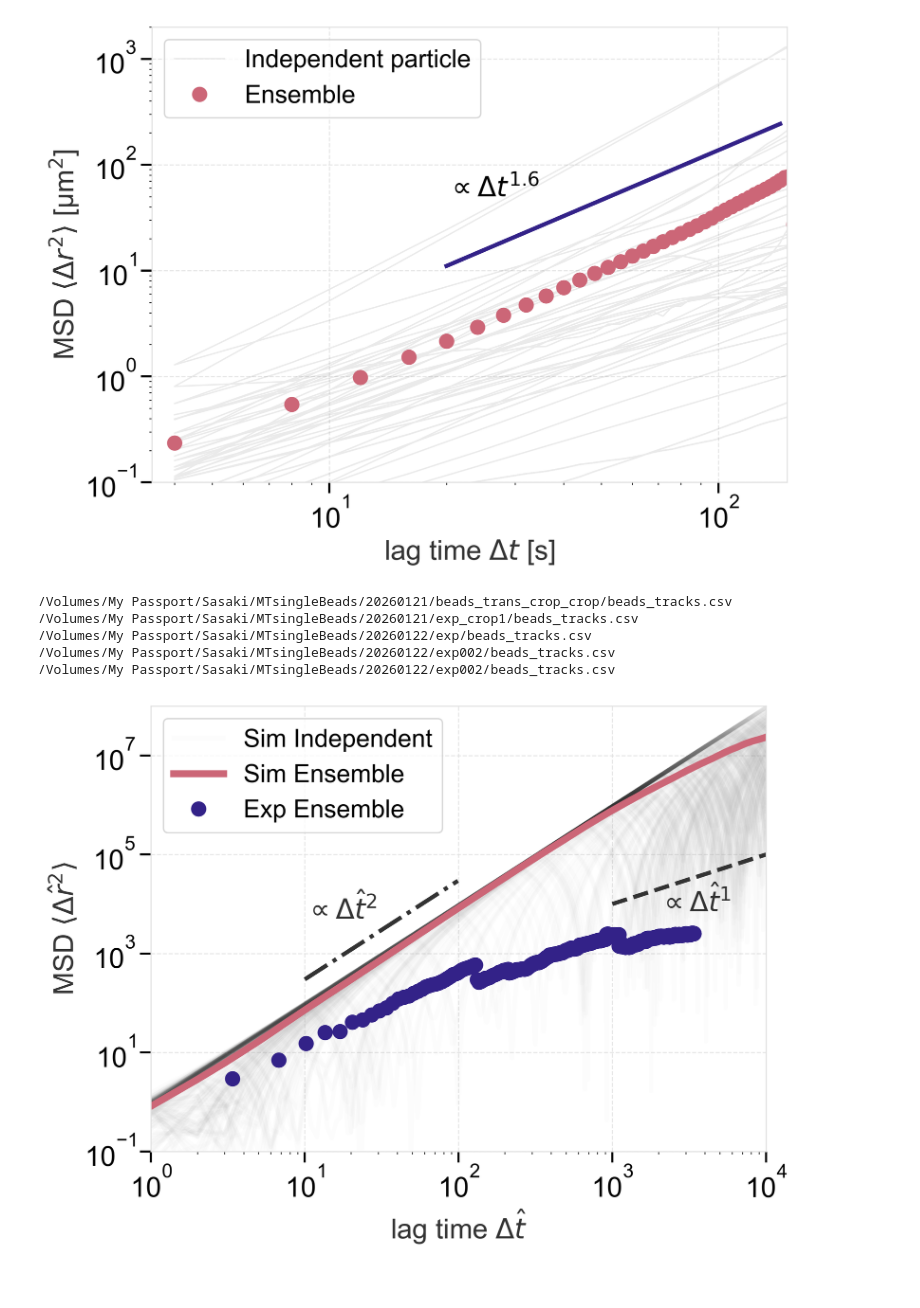
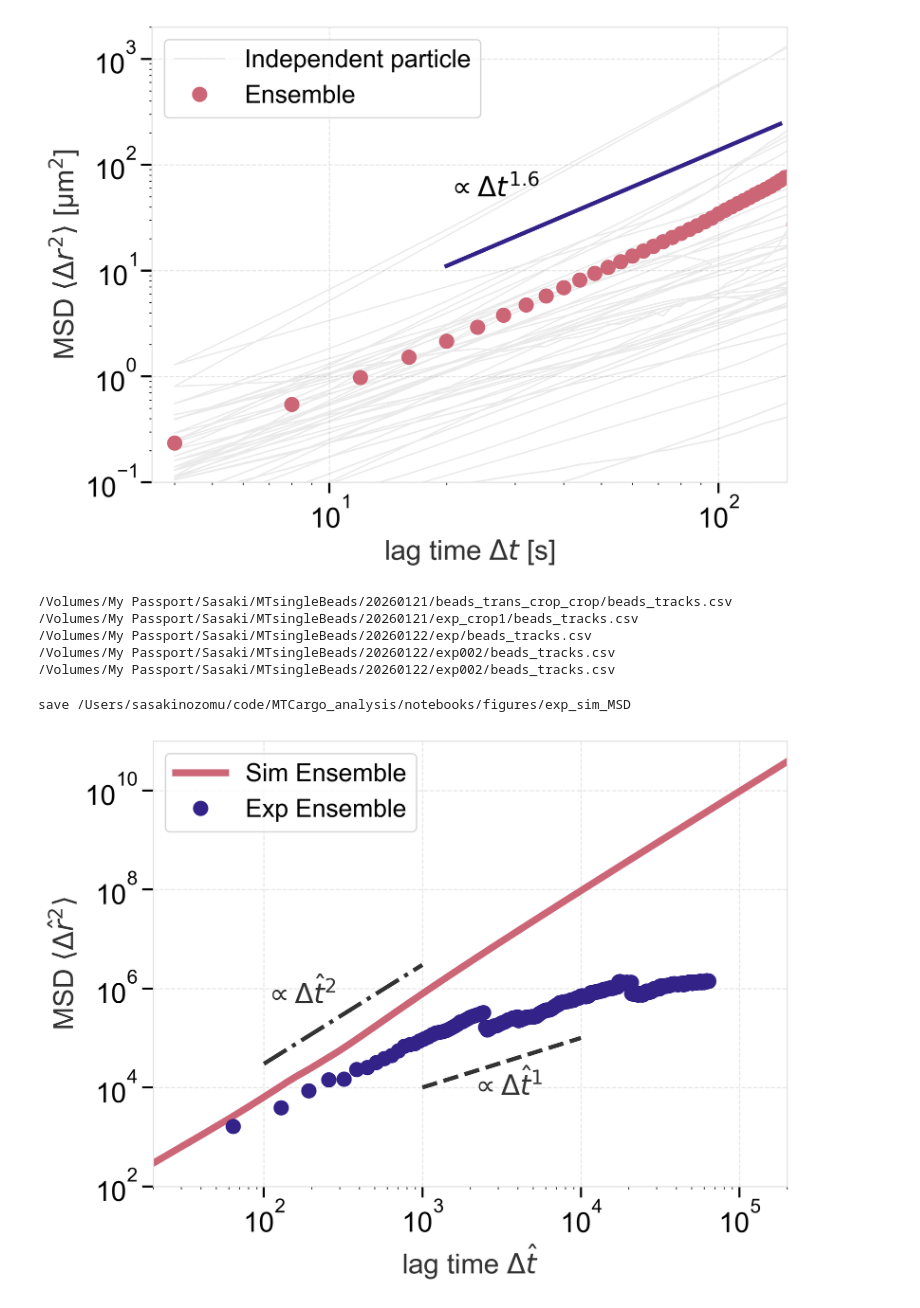
Before and after one commit to wppppupr/MTCargo_analysis, a Jupyter notebook: notebooks/nematicMSD.ipynb, the cells around one changed output. Cells and saved outputs as stored; diff of their text form; code cells hidden in the pictures.

```diff
--- a/notebooks/nematicMSD.ipynb
+++ b/notebooks/nematicMSD.ipynb
@@ -188,6 +188,10 @@ fig.savefig(f"{cd}/figures/MSD.pdf", bbox_inches = 'tight')
 [figure]
 # %%
 import zarr
+
+vMT=0.4
+dMT=0.025
+tau=dMT/vMT
 
 mypass = '/Volumes/My Passport/Sasaki/MTsingleBeads'
 
@@ -197,10 +201,10 @@ path2 = os.path.join(mypass,"20260122/exp/beads_tracks.csv")
 path3 = os.path.join(mypass,"20260122/exp001/beads_tracks.csv")
 path4 = os.path.join(mypass,"20260122/exp002/beads_tracks.csv")
 
-zarr_path = r"/Users/sasakinozomu/code/MTCargoSim/analysis/data/cargo_msd_seeds.zarr"
+zarr_path = r'/Volumes/My Passport/Sasaki/MTCargoSim/MTC/P0.5_A0.5_kMT0.0904_kcargo0.0226_radius0.5/cargo_msd_seeds.zarr'
 data = zarr.open_array(zarr_path, mode='r')
 leng = data.shape[1]
-t = np.arange(leng)
+t = np.arange(leng) * 20
 
 
 def concatMSD(path_list, interval_list, scale = 0.11, time_averaged = True):
@@ -239,50 +243,53 @@ y = y[finite]
 popt, pcov = curve_fit(fm.ln_pl, x, y)
 
 fig, ax = plt.subplots()
-
+"""
 ax.plot(t, data[0, :], alpha=0.01, color="#333333", label="Sim Independent")
 for i in range(1, data.shape[0]):
     ax.plot(t, data[i, :], alpha=0.01, color="#333333")
-
+"""
 ax.plot(t, np.mean(data, axis=0), label='Sim Ensemble', lw=5)
-ax.plot(emsd_combined.index/1.18, emsd_combined['MSD']/(0.59**2), linestyle = 'None', marker='o', label='Exp Ensemble', color = style_colors[1])
+ax.plot(emsd_combined.index/tau, emsd_combined['MSD']/(dMT**2), linestyle = 'None', marker='o', label='Exp Ensemble', color = style_colors[1])
 
 t1 = np.arange(1e3, 1e4)
-t2 = np.arange(1e1, 1e2)
+t2 = np.arange(1e2, 1e3)
 
 y1 = 1.0e1 * t1 ** 1.0
 y2 = 3.0e-0 * t2 ** 2.0
 
 ax.plot(t1, y1, c = '#333333', linestyle = '--')
 ax.plot(t2, y2, c = '#333333', linestyle = '-.')
 
 ax.text(2e3, 7e3, r'$\propto \Delta \hat{t}^{1}$', color='#333333')
-ax.text(1e1, 5e3, r'$\propto \Delta \hat{t}^{2}$', color='#333333')
+ax.text(1e2, 5e5, r'$\propto \Delta \hat{t}^{2}$', color='#333333')
 
 ax.legend()
 
 xrange = [min_t, max_t]
 
 #ax.plot(xrange, fm.power_law(xrange, *popt) * 5, label = f'{popt[1]:.2f}$\\times\\Delta t^{{{popt[0]:.2f}}}$', color = style_colors[0])
 
 # ax.text(20, 5e1, f'$\propto \Delta t^{{{popt[0]:.1f}}}$')
 
 ax.set(
-    xlim=(1e0, 1e4),
-    ylim=(1e-1, 1e8),
+    xlim=(20, 2e5),
+    ylim=(1e2, 1e11),
     xscale='log',
     yscale='log',
     xlabel='lag time $\Delta \hat{t}$',
     ylabel='MSD $\\langle \\Delta \\hat{r}^2 \\rangle$'
     )
 
 cd = os.getcwd()
 fig.savefig(f"{cd}/figures/exp_sim_MSD.png", bbox_inches = 'tight')
 fig.savefig(f"{cd}/figures/exp_sim_MSD.pdf", bbox_inches = 'tight')
+
+print(f"save {cd}/figures/exp_sim_MSD")
 # %% [output]
 /Volumes/My Passport/Sasaki/MTsingleBeads/20260121/beads_trans_crop_crop/beads_tracks.csv
 /Volumes/My Passport/Sasaki/MTsingleBeads/20260121/exp_crop1/beads_tracks.csv
 /Volumes/My Passport/Sasaki/MTsingleBeads/20260122/exp/beads_tracks.csv
 /Volumes/My Passport/Sasaki/MTsingleBeads/20260122/exp002/beads_tracks.csv
 /Volumes/My Passport/Sasaki/MTsingleBeads/20260122/exp002/beads_tracks.csv
+save /Users/sasakinozomu/code/MTCargo_analysis/notebooks/figures/exp_sim_MSD
-[figure, old version]
+[figure, new version]
```
Also changed, not shown: parts of 2 cells of this notebook, 6 other files.
